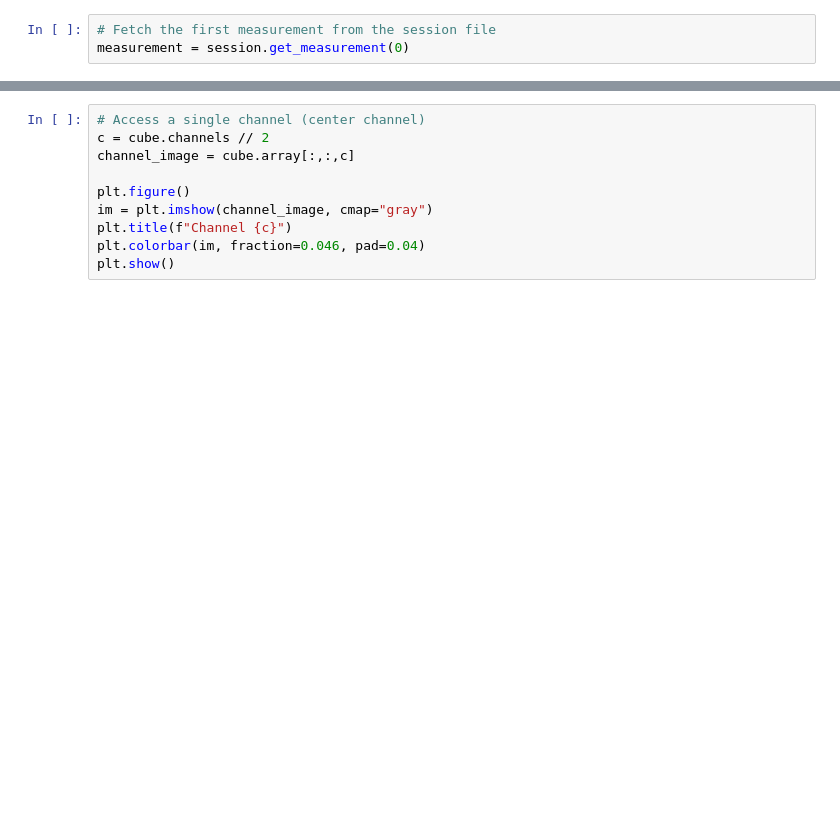
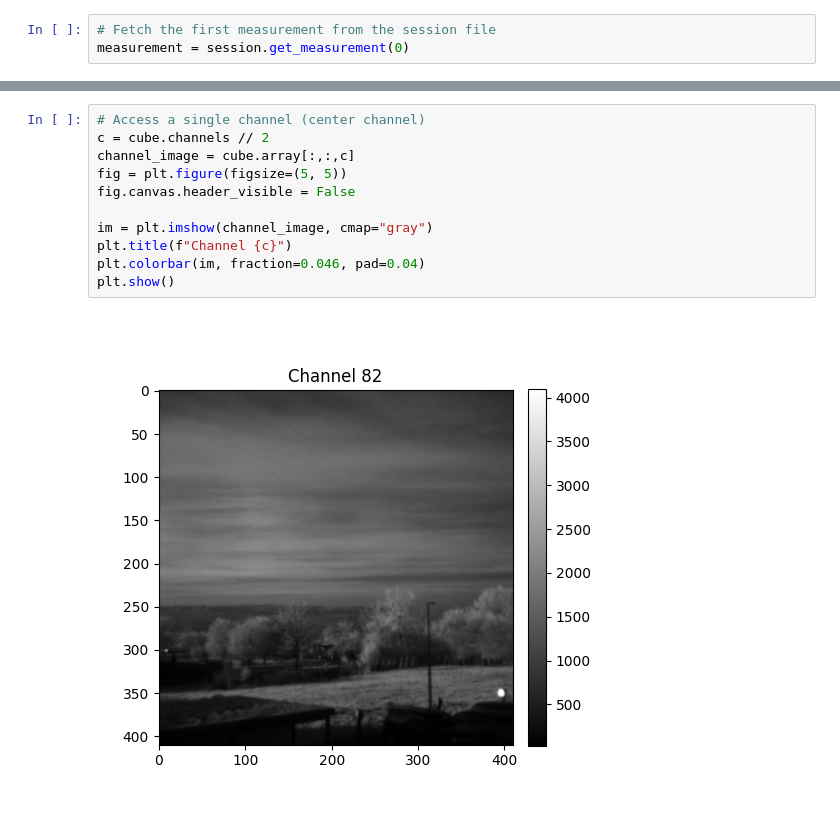
Before and after one commit to cubert-hyperspectral/cuvis.python.examples, a Jupyter notebook: Example_2_Load_Measurement.ipynb, the cells around one changed output, grey strips where cells are left out. Cells and saved outputs as stored; diff of their text form; blank space fills up the shorter version.

```diff
--- a/Example_2_Load_Measurement.ipynb
+++ b/Example_2_Load_Measurement.ipynb
@@ -141,10 +220,13 @@ plt.show()
 # %%
 # Access a single channel (center channel)
 c = cube.channels // 2
 channel_image = cube.array[:,:,c]
+fig = plt.figure(figsize=(5, 5))
+fig.canvas.header_visible = False
 
-plt.figure()
 im = plt.imshow(channel_image, cmap="gray")
 plt.title(f"Channel {c}")
 plt.colorbar(im, fraction=0.046, pad=0.04)
 plt.show()
+# %% [output]
+[figure, added]
```
Also changed, not shown: parts of 11 cells of this notebook.
